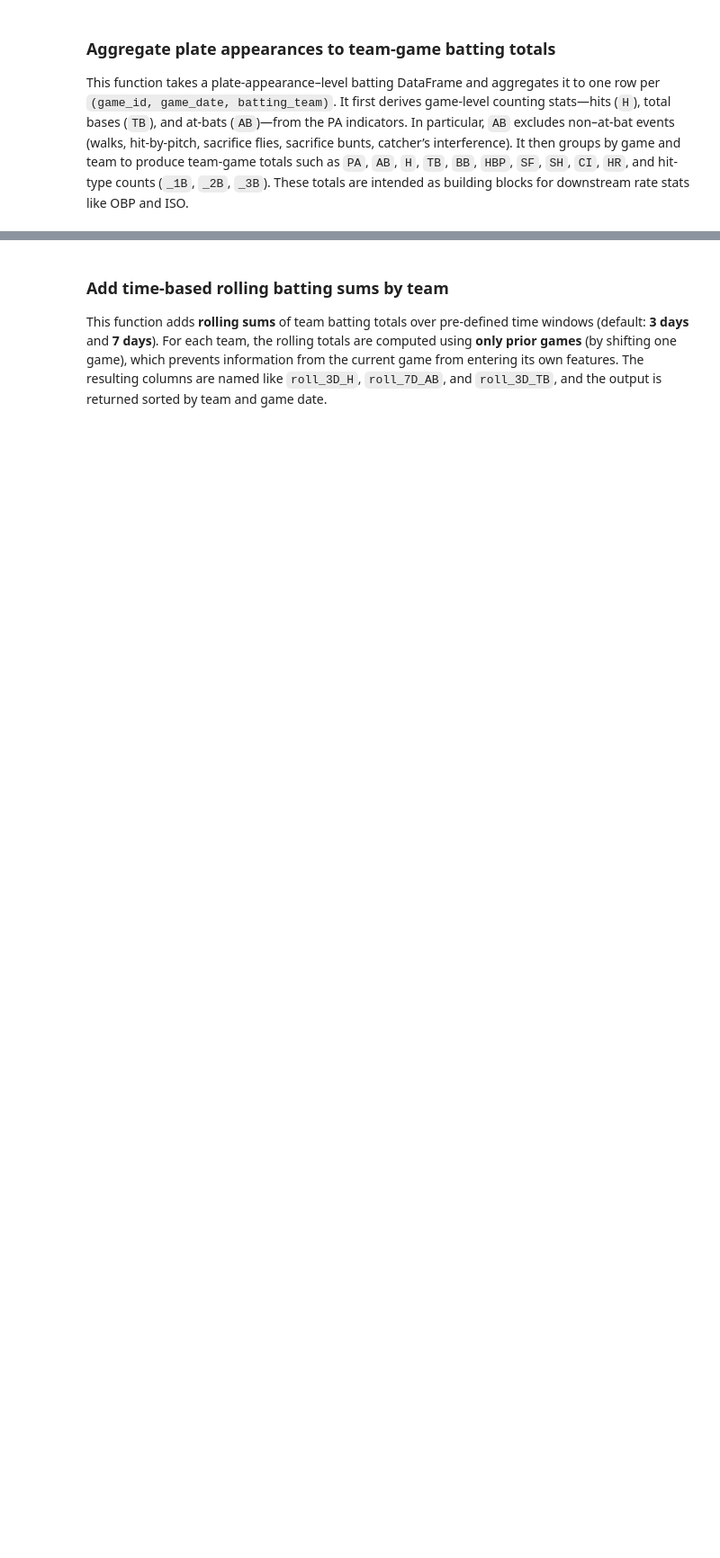
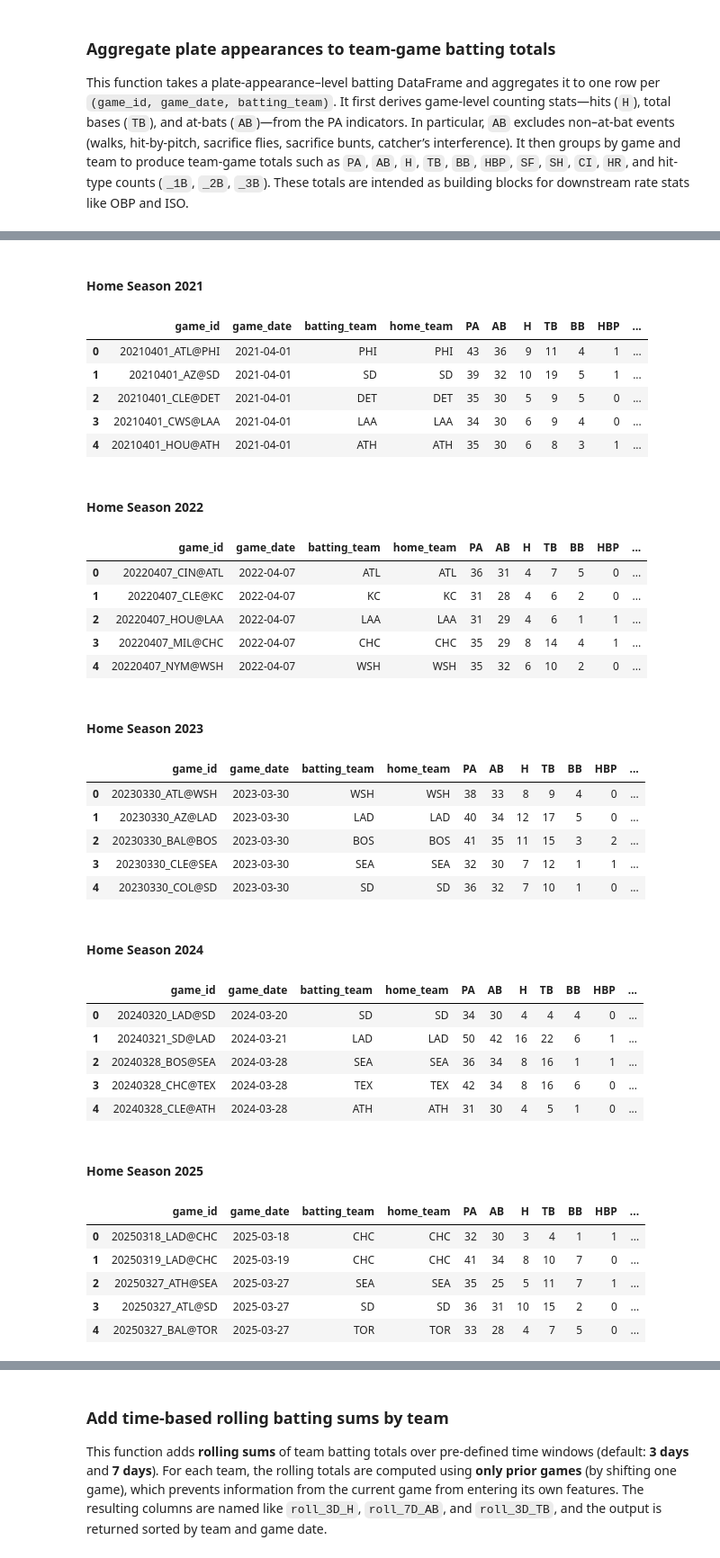
Before and after one commit to Sam-Gartenstein/mlb-win-prediction, a Jupyter notebook: Game Preprocessing.ipynb, the cells around one changed output, grey strips where cells are left out. Shown at 90% size. Saved outputs shown, nothing was run; the diff lists cells and outputs as text; code cells hidden in the pictures; blank space fills up the shorter version.

```diff
--- a/Game Preprocessing.ipynb
+++ b/Game Preprocessing.ipynb
@@ -1711,3 +1804,51 @@ for y in range(2022, 2026):
 2023: updated away_batting_2023 (2,440 rows), home_batting_2023 (2,443 rows)
 2024: updated away_batting_2024 (2,440 rows), home_batting_2024 (2,439 rows)
 2025: updated away_batting_2025 (2,437 rows), home_batting_2025 (2,436 rows)
+# %%
+display(HTML("<h4>Home Season 2021</h4>")); display(home_batting_2021.head(5))
+display(HTML("<h4>Home Season 2022</h4>")); display(home_batting_2022.head(5))
+display(HTML("<h4>Home Season 2023</h4>")); display(home_batting_2023.head(5))
+display(HTML("<h4>Home Season 2024</h4>")); display(home_batting_2024.head(5))
+display(HTML("<h4>Home Season 2025</h4>")); display(home_batting_2025.head(5))
+print(" ")
+display(HTML("<h4>Away Season 2021</h4>")); display(away_batting_2021.head(5))
+display(HTML("<h4>Away Season 2022</h4>")); display(away_batting_2022.head(5))
+display(HTML("<h4>Away Season 2023</h4>")); display(away_batting_2023.head(5))
+display(HTML("<h4>Away Season 2024</h4>")); display(away_batting_2024.head(5))
+display(HTML("<h4>Away Season 2025</h4>")); display(away_batting_2025.head(5))
+# %% [output]
+Home Season 2021
+|  | game_id | game_date | batting_team | home_team | PA | AB | H | TB | BB | HBP | ... |
+| 0 | 20210401_ATL@PHI | 2021-04-01 | PHI | PHI | 43 | 36 | 9 | 11 | 4 | 1 | ... |
+| 1 | 20210401_AZ@SD | 2021-04-01 | SD | SD | 39 | 32 | 10 | 19 | 5 | 1 | ... |
+| 2 | 20210401_CLE@DET | 2021-04-01 | DET | DET | 35 | 30 | 5 | 9 | 5 | 0 | ... |
+| 3 | 20210401_CWS@LAA | 2021-04-01 | LAA | LAA | 34 | 30 | 6 | 9 | 4 | 0 | ... |
+| 4 | 20210401_HOU@ATH | 2021-04-01 | ATH | ATH | 35 | 30 | 6 | 8 | 3 | 1 | ... |
+Home Season 2022
+|  | game_id | game_date | batting_team | home_team | PA | AB | H | TB | BB | HBP | ... |
+| 0 | 20220407_CIN@ATL | 2022-04-07 | ATL | ATL | 36 | 31 | 4 | 7 | 5 | 0 | ... |
+| 1 | 20220407_CLE@KC | 2022-04-07 | KC | KC | 31 | 28 | 4 | 6 | 2 | 0 | ... |
+| 2 | 20220407_HOU@LAA | 2022-04-07 | LAA | LAA | 31 | 29 | 4 | 6 | 1 | 1 | ... |
+| 3 | 20220407_MIL@CHC | 2022-04-07 | CHC | CHC | 35 | 29 | 8 | 14 | 4 | 1 | ... |
+| 4 | 20220407_NYM@WSH | 2022-04-07 | WSH | WSH | 35 | 32 | 6 | 10 | 2 | 0 | ... |
+Home Season 2023
+|  | game_id | game_date | batting_team | home_team | PA | AB | H | TB | BB | HBP | ... |
+| 0 | 20230330_ATL@WSH | 2023-03-30 | WSH | WSH | 38 | 33 | 8 | 9 | 4 | 0 | ... |
+| 1 | 20230330_AZ@LAD | 2023-03-30 | LAD | LAD | 40 | 34 | 12 | 17 | 5 | 0 | ... |
+| 2 | 20230330_BAL@BOS | 2023-03-30 | BOS | BOS | 41 | 35 | 11 | 15 | 3 | 2 | ... |
+| 3 | 20230330_CLE@SEA | 2023-03-30 | SEA | SEA | 32 | 30 | 7 | 12 | 1 | 1 | ... |
+| 4 | 20230330_COL@SD | 2023-03-30 | SD | SD | 36 | 32 | 7 | 10 | 1 | 0 | ... |
+Home Season 2024
+|  | game_id | game_date | batting_team | home_team | PA | AB | H | TB | BB | HBP | ... |
+| 0 | 20240320_LAD@SD | 2024-03-20 | SD | SD | 34 | 30 | 4 | 4 | 4 | 0 | ... |
+| 1 | 20240321_SD@LAD | 2024-03-21 | LAD | LAD | 50 | 42 | 16 | 22 | 6 | 1 | ... |
+| 2 | 20240328_BOS@SEA | 2024-03-28 | SEA | SEA | 36 | 34 | 8 | 16 | 1 | 1 | ... |
+| 3 | 20240328_CHC@TEX | 2024-03-28 | TEX | TEX | 42 | 34 | 8 | 16 | 6 | 0 | ... |
+| 4 | 20240328_CLE@ATH | 2024-03-28 | ATH | ATH | 31 | 30 | 4 | 5 | 1 | 0 | ... |
+Home Season 2025
+|  | game_id | game_date | batting_team | home_team | PA | AB | H | TB | BB | HBP | ... |
+| 0 | 20250318_LAD@CHC | 2025-03-18 | CHC | CHC | 32 | 30 | 3 | 4 | 1 | 1 | ... |
+| 1 | 20250319_LAD@CHC | 2025-03-19 | CHC | CHC | 41 | 34 | 8 | 10 | 7 | 0 | ... |
+| 2 | 20250327_ATH@SEA | 2025-03-27 | SEA | SEA | 35 | 25 | 5 | 11 | 7 | 1 | ... |
+| 3 | 20250327_ATL@SD | 2025-03-27 | SD | SD | 36 | 31 | 10 | 15 | 2 | 0 | ... |
+| 4 | 20250327_BAL@TOR | 2025-03-27 | TOR | TOR | 33 | 28 | 4 | 7 | 5 | 0 | ... |
```
Also changed, not shown: parts of 41 cells of this notebook.
